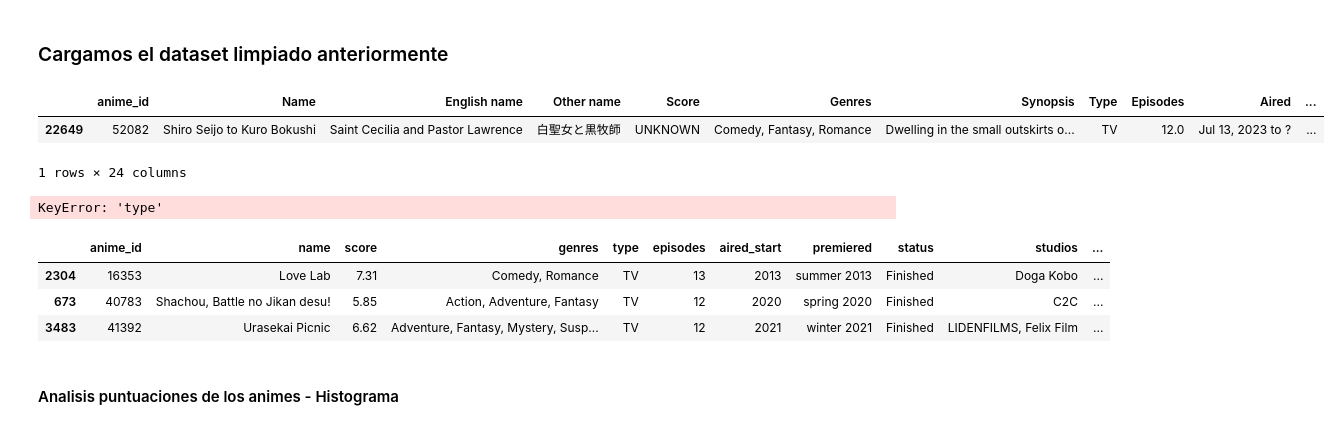
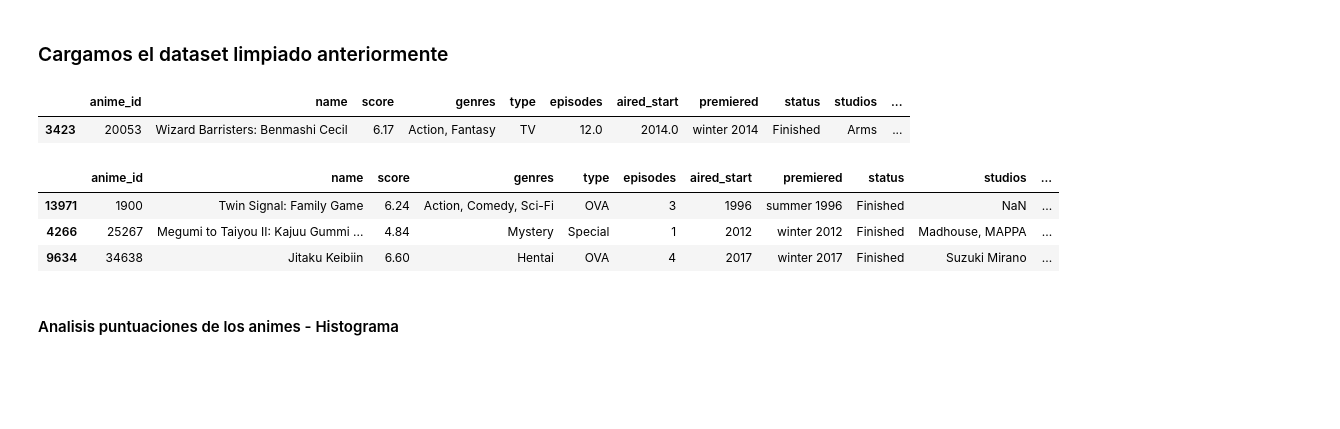
Before and after one commit to ppadial/Proyecto1-EDA, a Jupyter notebook: notebooks/proyecto1_visualizacion.ipynb, the cells around one changed output. Cells and saved outputs as stored; diff of their text form; code cells hidden in the pictures; blank space fills up the shorter version.

```diff
--- a/notebooks/proyecto1_visualizacion.ipynb
+++ b/notebooks/proyecto1_visualizacion.ipynb
@@ -11,12 +11,11 @@ warnings.filterwarnings('ignore')
 # %% [markdown]
 ### Cargamos el dataset limpiado anteriormente
 # %%
-df = pd.read_csv('../data/anime-dataset-2023.csv')
+df = pd.read_csv('../data/anime_dataset_limpio.csv')
 df.sample()
 # %% [output]
-|  | anime_id | Name | English name | Other name | Score | Genres | Synopsis | Type | Episodes | Aired | ... |
-| 22649 | 52082 | Shiro Seijo to Kuro Bokushi | Saint Cecilia and Pastor Lawrence | 白聖女と黒牧師 | UNKNOWN | Comedy, Fantasy, Romance | Dwelling in the small outskirts o... | TV | 12.0 | Jul 13, 2023 to ? | ... |
+|  | anime_id | name | score | genres | type | episodes | aired_start | premiered | status | studios | ... |
+| 3423 | 20053 | Wizard Barristers: Benmashi Cecil | 6.17 | Action, Fantasy | TV | 12.0 | 2014.0 | winter 2014 | Finished | Arms | ... |
-1 rows × 24 columns
 # %%
 # --- Conversiones a categóricas ---
 df['type']   = df['type'].astype('category')
@@ -33,15 +32,13 @@ df['episodes']    = df['episodes'].astype('Int64')
 df['aired_start'] = df['aired_start'].astype('Int64')
 df['rank']        = df['rank'].astype('Int64')
 df['scored_by']   = df['scored_by'].astype('Int64')
-# %% [output]
-KeyError: 'type'
 # %%
 df.sample(3)
 # %% [output]
 |  | anime_id | name | score | genres | type | episodes | aired_start | premiered | status | studios | ... |
-| 2304 | 16353 | Love Lab | 7.31 | Comedy, Romance | TV | 13 | 2013 | summer 2013 | Finished | Doga Kobo | ... |
-| 673 | 40783 | Shachou, Battle no Jikan desu! | 5.85 | Action, Adventure, Fantasy | TV | 12 | 2020 | spring 2020 | Finished | C2C | ... |
-| 3483 | 41392 | Urasekai Picnic | 6.62 | Adventure, Fantasy, Mystery, Susp... | TV | 12 | 2021 | winter 2021 | Finished | LIDENFILMS, Felix Film | ... |
+| 13971 | 1900 | Twin Signal: Family Game | 6.24 | Action, Comedy, Sci-Fi | OVA | 3 | 1996 | summer 1996 | Finished | NaN | ... |
+| 4266 | 25267 | Megumi to Taiyou II: Kajuu Gummi ... | 4.84 | Mystery | Special | 1 | 2012 | winter 2012 | Finished | Madhouse, MAPPA | ... |
+| 9634 | 34638 | Jitaku Keibiin | 6.60 | Hentai | OVA | 4 | 2017 | winter 2017 | Finished | Suzuki Mirano | ... |
 # %% [markdown]
 #### Analisis puntuaciones de los animes - Histograma
 # %% [markdown]
```
Also changed, not shown: parts of 1 cell of this notebook.
